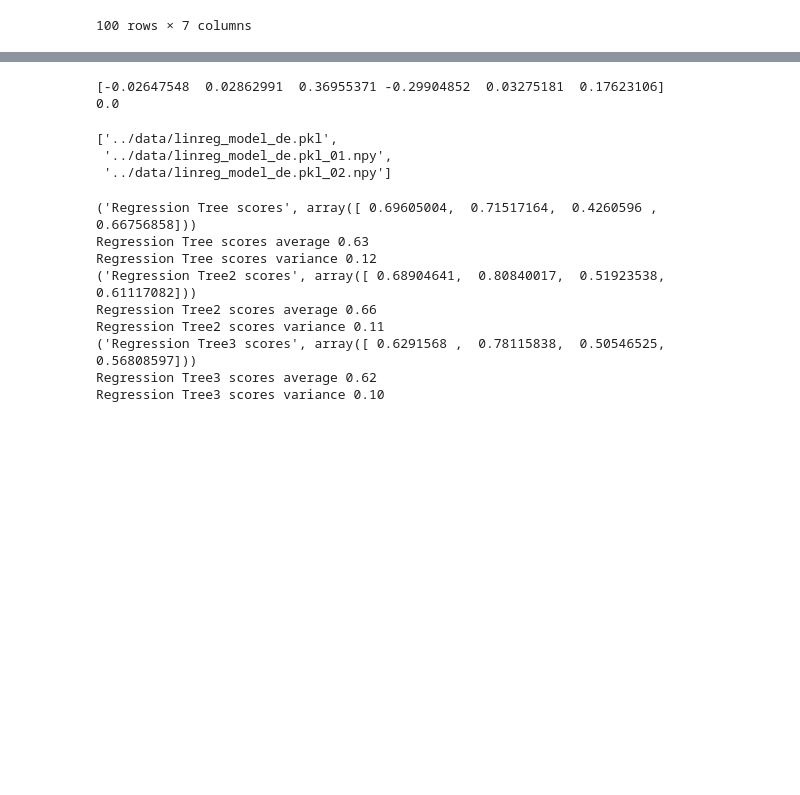
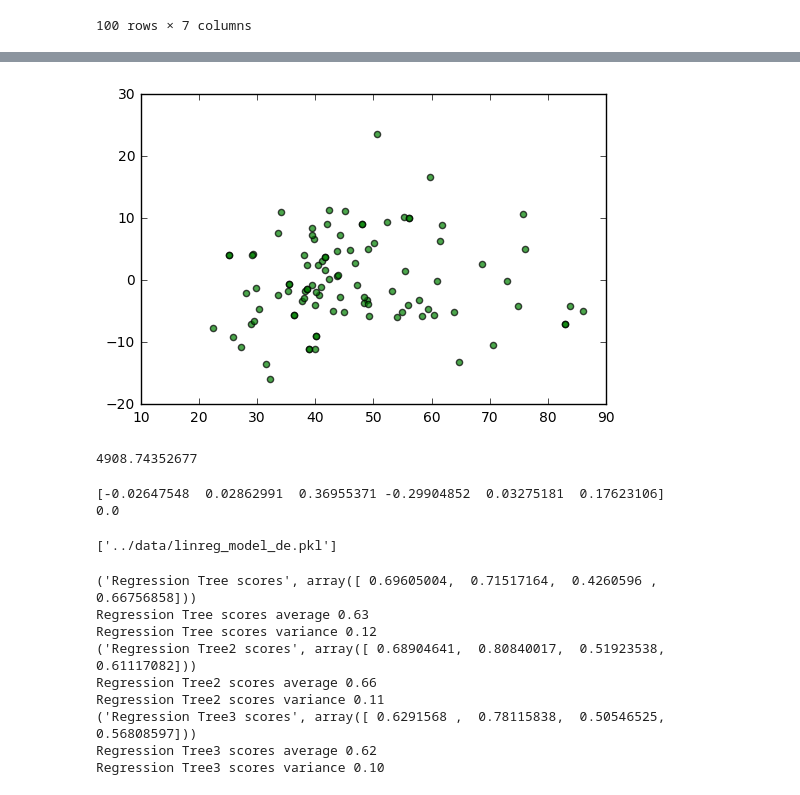
Before and after one commit to tropiano/calcio, a Jupyter notebook: notebooks/2 - Calcio Train Models.ipynb, the cells around one changed output, grey strips where cells are left out. Saved outputs shown, nothing was run; the diff lists cells and outputs as text; code cells hidden in the pictures; blank space fills up the shorter version.

Commit message:
added a variance score and a residual plot

```diff
--- a/notebooks/2 - Calcio Train Models.ipynb
+++ b/notebooks/2 - Calcio Train Models.ipynb
@@ -12,9 +12,9 @@ from sklearn.externals import joblib
 # %%
 #open the data file
 
-#df = pd.DataFrame.from_csv("../data/proc_data_it.csv")
+df = pd.DataFrame.from_csv("../data/proc_data_it.csv")
 #df = pd.DataFrame.from_csv("../data/proc_data_es.csv")
-df = pd.DataFrame.from_csv("../data/proc_data_de.csv")
+#df = pd.DataFrame.from_csv("../data/proc_data_de.csv")
 
 features = df[["shots","shots_ontarget","shots_conceded","shots_conceded_ontarget","corners","corners_conceded"]]
 target   = df["points"]
@@ -88,6 +88,12 @@ print("scores variance %.2f" %np.std(scores))
 #      % np.mean((regr.predict(X_test) - y_test) ** 2))
 # Explained variance score: 1 is perfect prediction
 #print('Variance score: %.6f' % regr.score(X_test, y_test))
+
+#print scores
+regr.fit(features,target)
+residuals = regr.predict(features) - target.values
+print residuals
+#print target.values
 # %% [output]
 ('Regression scores', array([ 0.79714787,  0.70282668,  0.72973585,  0.76949659]))
 Regression scores average 0.75
@@ -95,3 +115,11 @@ scores variance 0.04
+# %%
+plt.scatter(regr.predict(features), residuals,alpha=0.7,c="g")
+plt.show()
+
+print regr._residues
+# %% [output]
+[figure, added]
+4908.74352677
 # %%
 #apply the linear regression model to the full dataset and
 #save the regression data into a model to apply it later
@@ -102,9 +130,7 @@ joblib.dump(regr, '../data/linreg_model_de.pkl')
 # %% [output]
 [-0.02647548  0.02862991  0.36955371 -0.29904852  0.03275181  0.17623106]
 0.0
-['../data/linreg_model_de.pkl',
- '../data/linreg_model_de.pkl_01.npy',
- '../data/linreg_model_de.pkl_02.npy']
+['../data/linreg_model_de.pkl']
 # %%
 # Fit regression model Decision Tree
 regr_1 = DecisionTreeRegressor(max_depth=2)
```
Also changed, not shown: parts of 1 cell of this notebook, 7 other files.
